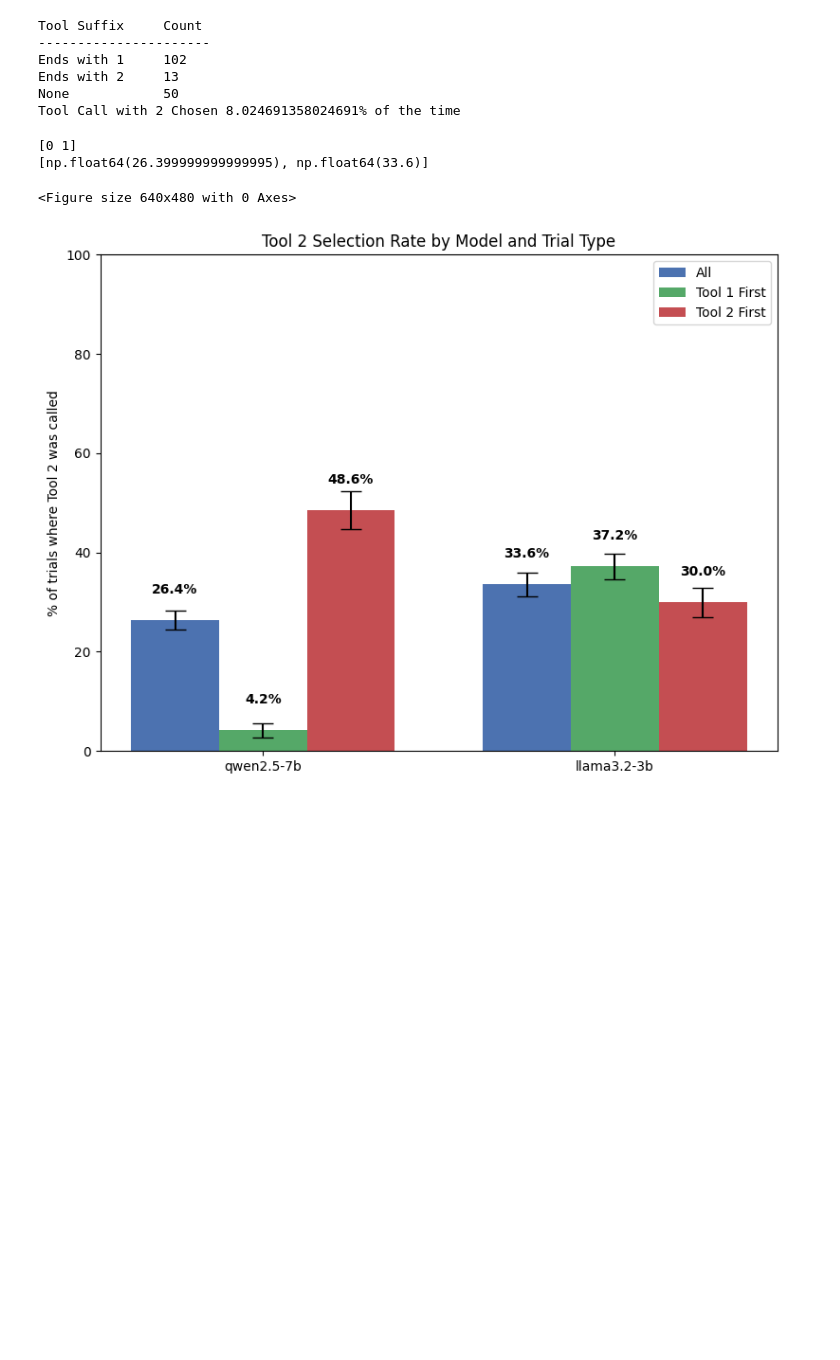
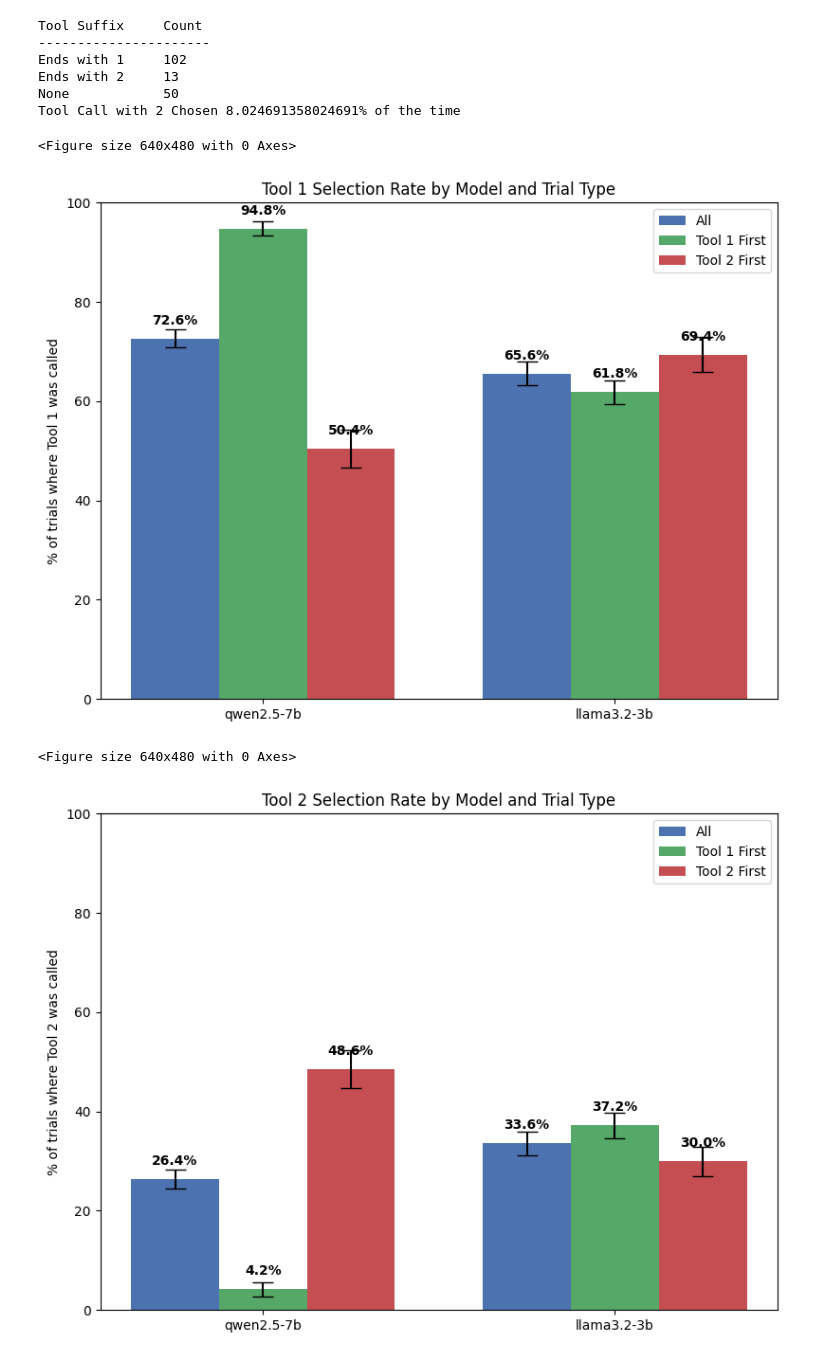
Before and after one commit to j-sneh/thesis-experiments, a Jupyter notebook: undefended-verify/ad-hoc-analysis.ipynb, the cells around one changed output. Drawn from its saved outputs; the diff is of its cells as text; code cells hidden in the pictures; blank space fills up the shorter version.

```diff
--- a/undefended-verify/ad-hoc-analysis.ipynb
+++ b/undefended-verify/ad-hoc-analysis.ipynb
@@ -87,16 +87,16 @@ def extract_called_tool_names(row):
     else:
         return []
 
-means = []
-stds = []
-labels = []
-
-means_original_first = []
-stds_original_first = []
-means_biased_first = []
-stds_biased_first = []
 
 def compute_and_plot(all_dfs, function_to_apply, label):
+    means = []
+    stds = []
+    labels = []
+
+    means_original_first = []
+    stds_original_first = []
+    means_biased_first = []
+    stds_biased_first = []
 
     for model in model_names:
         total_means = []
@@ -130,39 +130,37 @@ def compute_and_plot(all_dfs, function_to_apply, label):
     # make a new plot
     plt.figure()
     fig, ax = plt.subplots(figsize=(8, 6))
-    print(x)
-    print(means)
     rects1 = ax.bar(x - width, means, width, yerr=stds, capsize=8, label="All", color="#4C72B0")
     rects2 = ax.bar(x, means_original_first, width, yerr=stds_original_first, capsize=8, label="Tool 1 First", color="#55A868")
     rects3 = ax.bar(x + width, means_biased_first, width, yerr=stds_biased_first, capsize=8, label="Tool 2 First", color="#C44E52")
 
     ax.set_ylabel(f"% of trials where {label} was called")
     ax.set_title(f"{label} Selection Rate by Model and Trial Type")
     ax.set_xticks(x)
     ax.set_xticklabels(model_names)
     ax.set_ylim(0, 100)
     ax.legend()
 
     def autolabel(rects, vals):
         for rect, v in zip(rects, vals):
             height = rect.get_height()
             ax.annotate(f"{v:.1f}%",
-                        xy=(rect.get_x() + rect.get_width() / 2, height + 4),
+                        xy=(rect.get_x() + rect.get_width() / 2, height + 1.5),
                         xytext=(0, 3),  # 3 points vertical offset
                         textcoords="offset points",
                         ha='center', va='bottom', fontweight='bold')
 
     autolabel(rects1, means)
     autolabel(rects2, means_original_first)
     autolabel(rects3, means_biased_first)
 
     plt.tight_layout()
     plt.show()
+compute_and_plot(all_dfs, ends_in_1_called, "Tool 1")
 
 compute_and_plot(all_dfs, ends_in_2_called, "Tool 2")
-# compute_and_plot(all_dfs, ends_in_1_called, "Tool 1")
 # %% [output]
-[0 1]
-[np.float64(26.399999999999995), np.float64(33.6)]
+<Figure size 640x480 with 0 Axes>
+[figure, new version]
 <Figure size 640x480 with 0 Axes>
-[figure, old version]
+[figure, added]
```
Also changed, not shown: 1 other file.
